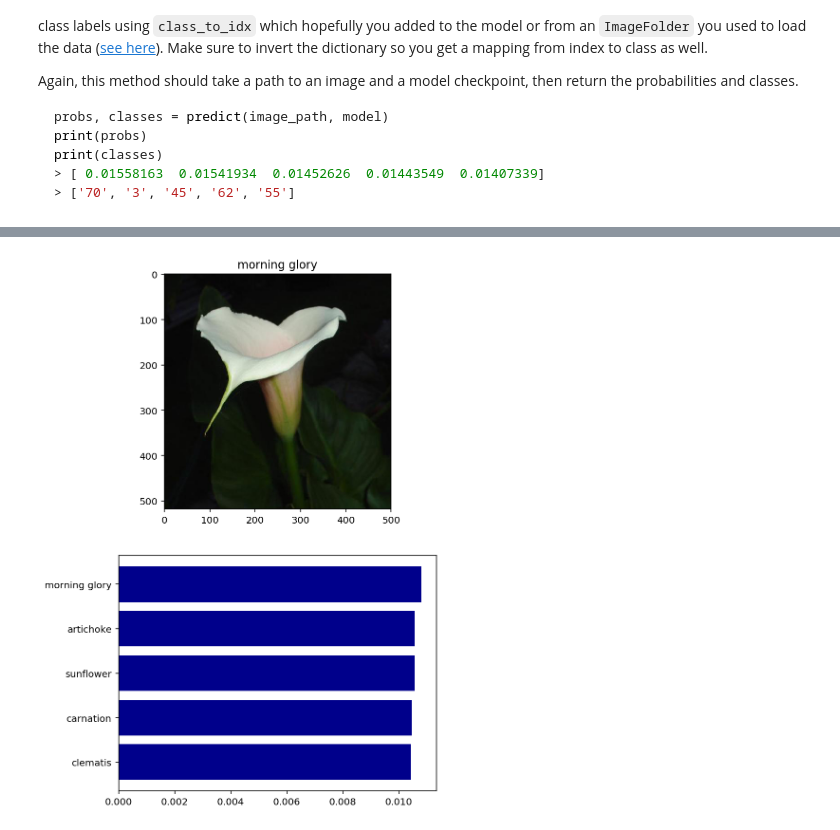
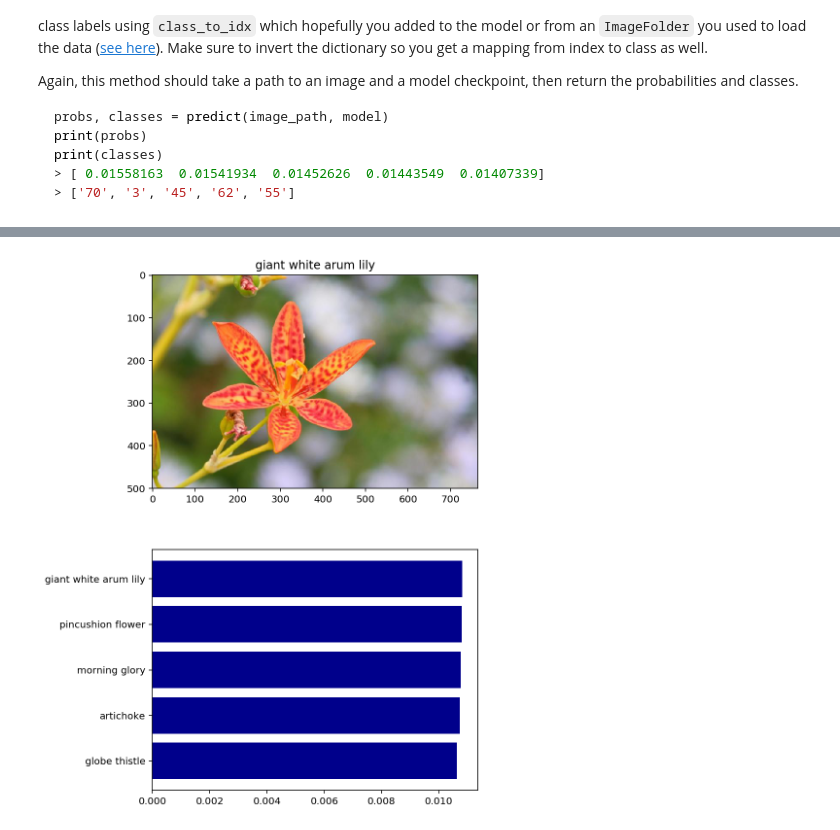
Before and after one commit to MahmoudHousam/Finding-Donors-for-ChartiyML, a Jupyter notebook: Image Classifier Project.ipynb, the cells around one changed output, grey strips where cells are left out. Drawn from its saved outputs; the diff is of its cells as text; code cells hidden in the pictures.

```diff
--- a/Image Classifier Project.ipynb
+++ b/Image Classifier Project.ipynb
@@ -411,16 +411,25 @@ def predict(image_path, model, topk=5):
     load_model.eval()
     with torch.no_grad():
         output= load_model.forward(pic_dim)
+    print
     ps= torch.exp(output)
     probs_top = ps.topk(topk)[0]
     index_top = ps.topk(topk)[1]
     probs_top_list = np.array(probs_top)[0]
-    index_top_list = np.array(index_top[0])
+    index_top_list = np.array(index_top)[0]
     class_to_idx= load_model.class_to_idx
     idx_to_class= {x: y for y, x in class_to_idx.items()}
     top_list_classes= []
     for index in index_top_list:
         top_list_classes += [idx_to_class[index]]
+    print("probabilities: {}".format(ps),
+          "Top_probabilities: {}".format(probs_top),
+          "Top_classes: {}".format(index_top),
+          "Top_probabilities_list: {}".format(probs_top_list),
+          "index_top_list: {}".format(index_top_list),
+          "class_to_idx: {}".format(class_to_idx),
+          "idx_to_class: {}".format(idx_to_class),
+          "top_list_classes: {}".format(top_list_classes), sep="\n")
     return probs_top_list, top_list_classes
 # %%
 model_path = 'checkpoint.pth'
@@ -437,7 +458,7 @@ print(classes)
 # %%
 # Inputs: paths to saved model and test image
 model_path = 'checkpoint.pth'
-image_path = data_dir + '/test' + '/20/' + 'image_04912.jpg'
+image_path = data_dir + '/test' + '/102/' + 'image_08012.jpg'
 
 # Other images to try:
 # image_path = data_dir + '/test' + '/102/' + 'image_08004.jpg'
@@ -446,34 +467,34 @@ image_path = data_dir + '/test' + '/20/' + 'image_04912.jpg'
 # image_path = data_dir + '/test' + '/66/' + 'image_05549.jpg'
 
 # Getting prediction
 probs,classes = predict(image_path, model_path, topk=5)
 
 # Uncomment to check if the class of flower (as seen from the file path) matches the top one predicted:
 #print(classes[0])
 
 # Converting classes to names
 names = []
 for i in classes:
     names += [cat_to_name[i]]
 
 # Creating PIL image
 image = Image.open(image_path)
 
 # Plotting test image and predicted probabilites
 f, ax = plt.subplots(2,figsize = (6,10))
 
 ax[0].imshow(image)
 ax[0].set_title(names[0])
 
 y_names = np.arange(len(names))
 ax[1].barh(y_names, probs, color='darkblue')
 ax[1].set_yticks(y_names)
 ax[1].set_yticklabels(names)
 ax[1].invert_yaxis()
 
 plt.show()
 # %% [output]
-[figure, old version]
+[figure, new version]
 # %% [markdown]
 ## Sanity Checking
 
```
Also changed, not shown: parts of 1 cell of this notebook.
